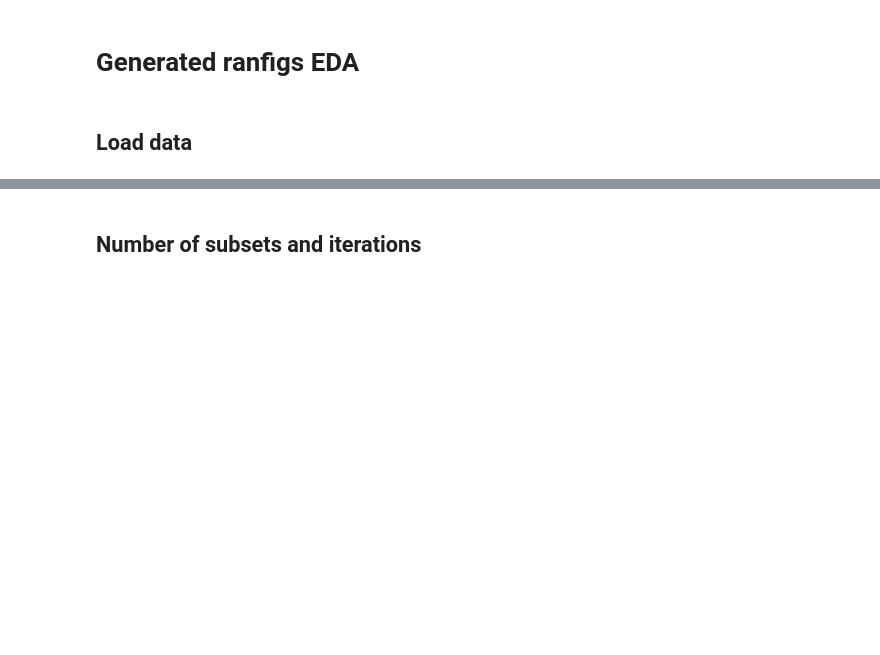
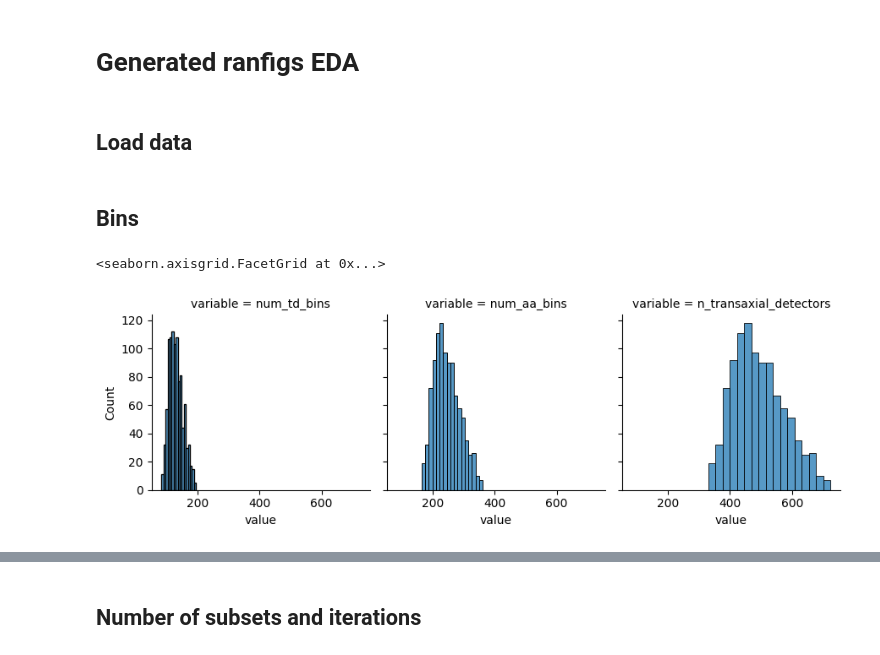
Before and after one commit to YerePhy/randfig, a Jupyter notebook: notebooks/2.0-jpm-generated-randfigs-eda.ipynb, the cells around one changed output, grey strips where cells are left out. Cells and saved outputs as stored; diff of their text form; code cells hidden in the pictures; blank space fills up the shorter version.

```diff
--- a/notebooks/2.0-jpm-generated-randfigs-eda.ipynb
+++ b/notebooks/2.0-jpm-generated-randfigs-eda.ipynb
@@ -20,3 +20,12 @@ for rcfg_file in RANDFIGS_FILEPATHS:
         r_cfgs.append(cfg)
 # %%
 df = pd.DataFrame(r_cfgs)
+# %% [markdown]
+## Bins
+# %%
+df.pipe(pd.melt, value_vars=["num_td_bins", "num_aa_bins", "n_transaxial_detectors"])\
+    .pipe(sns.FacetGrid, col="variable")\
+    .map_dataframe(sns.histplot, x="value")
+# %% [output]
+<seaborn.axisgrid.FacetGrid at 0x...>
+[figure, added]
```
Also changed, not shown: parts of 10 cells of this notebook, 1 other file.
